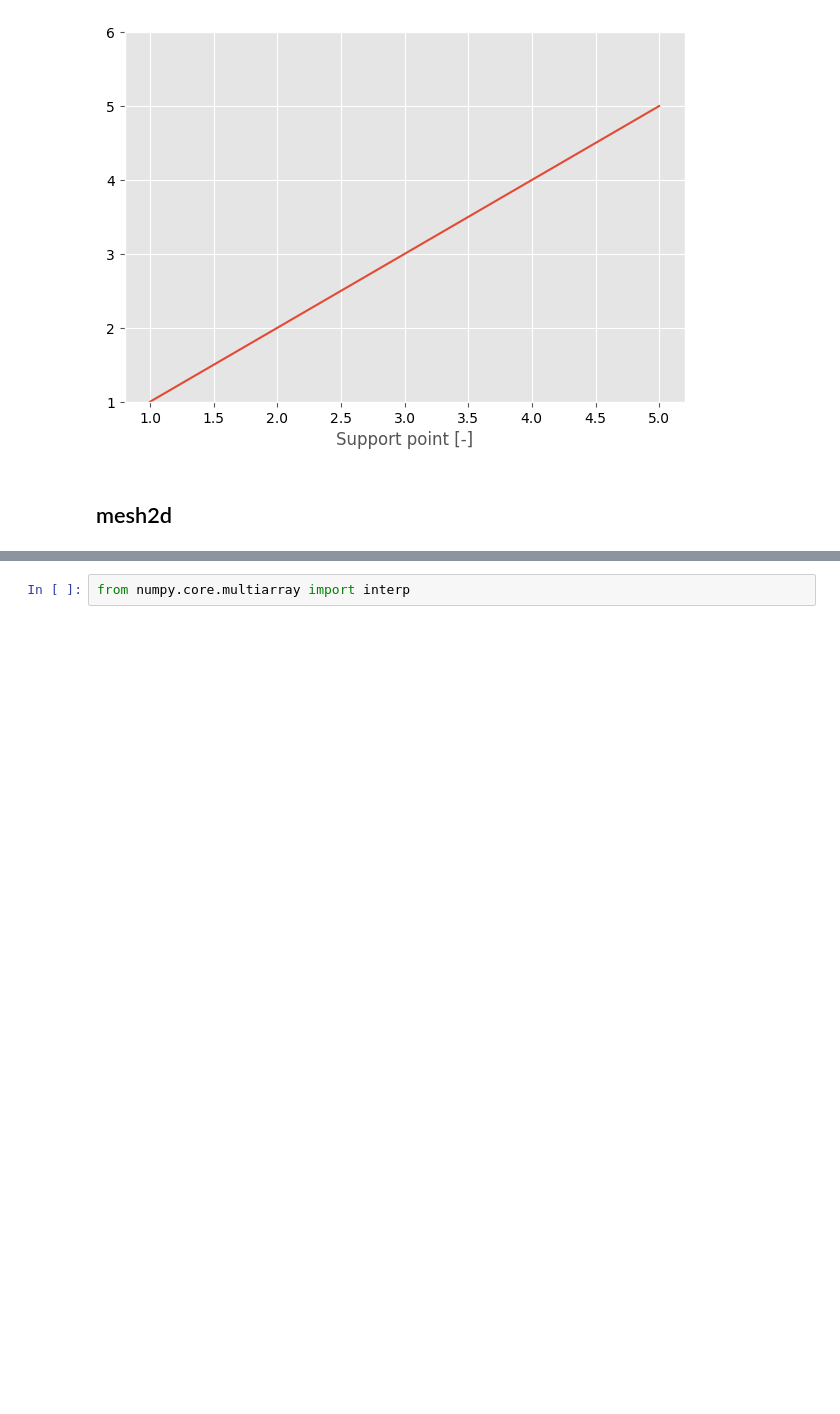
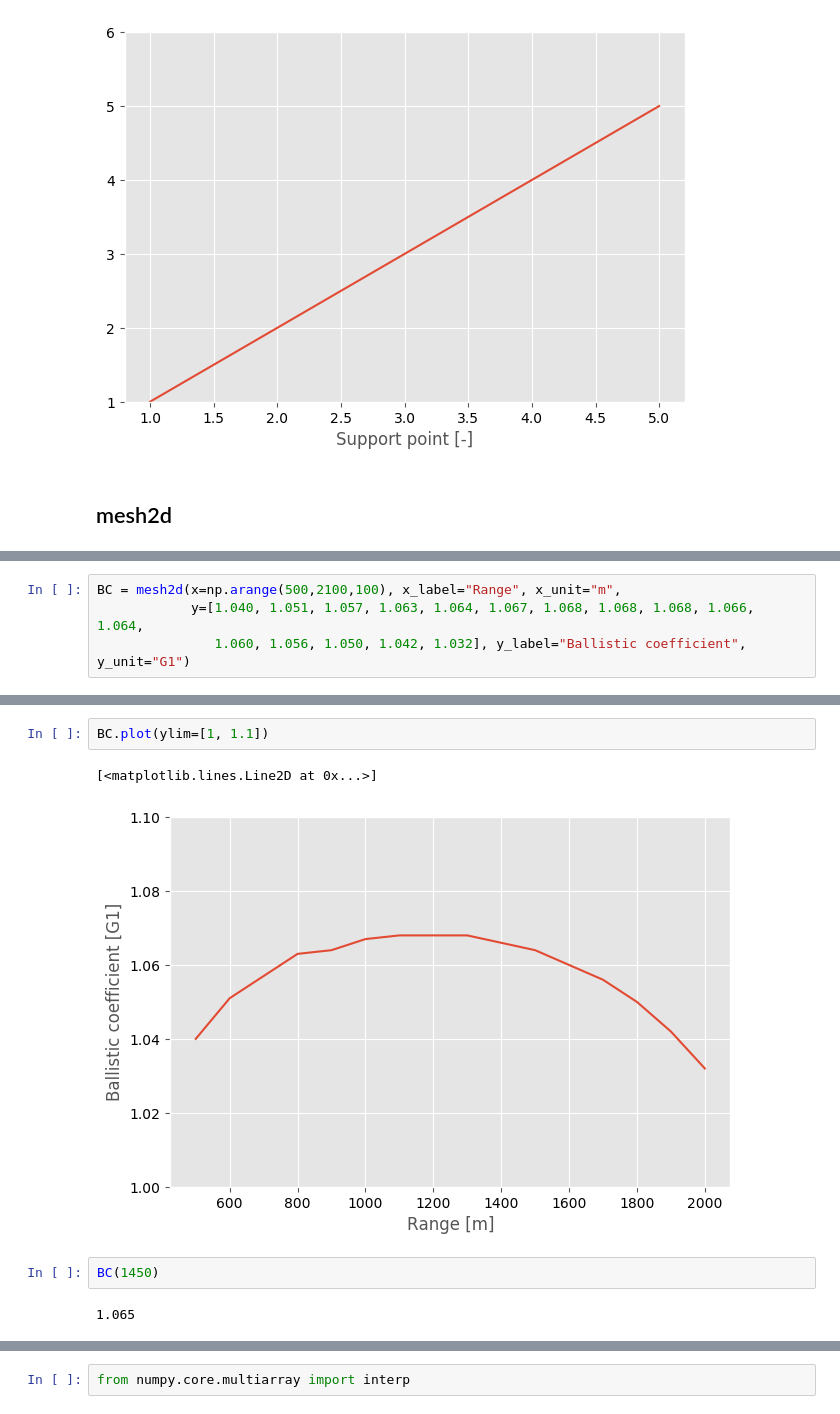
Before and after one commit to e-roux/lerp, a Jupyter notebook: docs/_src/lerp.ipynb, the cells around one changed output, grey strips where cells are left out. Saved outputs shown, nothing was run; the diff lists cells and outputs as text; blank space fills up the shorter version.

```diff
--- a/docs/_src/lerp.ipynb
+++ b/docs/_src/lerp.ipynb
@@ -74,0 +79,4 @@ A.plot()
+# %%
+BC = mesh2d(x=np.arange(500,2100,100), x_label="Range", x_unit="m",
+            y=[1.040, 1.051, 1.057, 1.063, 1.064, 1.067, 1.068, 1.068, 1.068, 1.066, 1.064,
+               1.060, 1.056, 1.050, 1.042, 1.032], y_label="Ballistic coefficient", y_unit="G1")
@@ -74,0 +90,9 @@ A.plot()
+# %%
+BC.plot(ylim=[1, 1.1])
+# %% [output]
+[<matplotlib.lines.Line2D at 0x...>]
+[figure, added]
+# %%
+BC(1450)
+# %% [output]
+1.065
```
Also changed, not shown: parts of 7 cells of this notebook, 1 other file.
